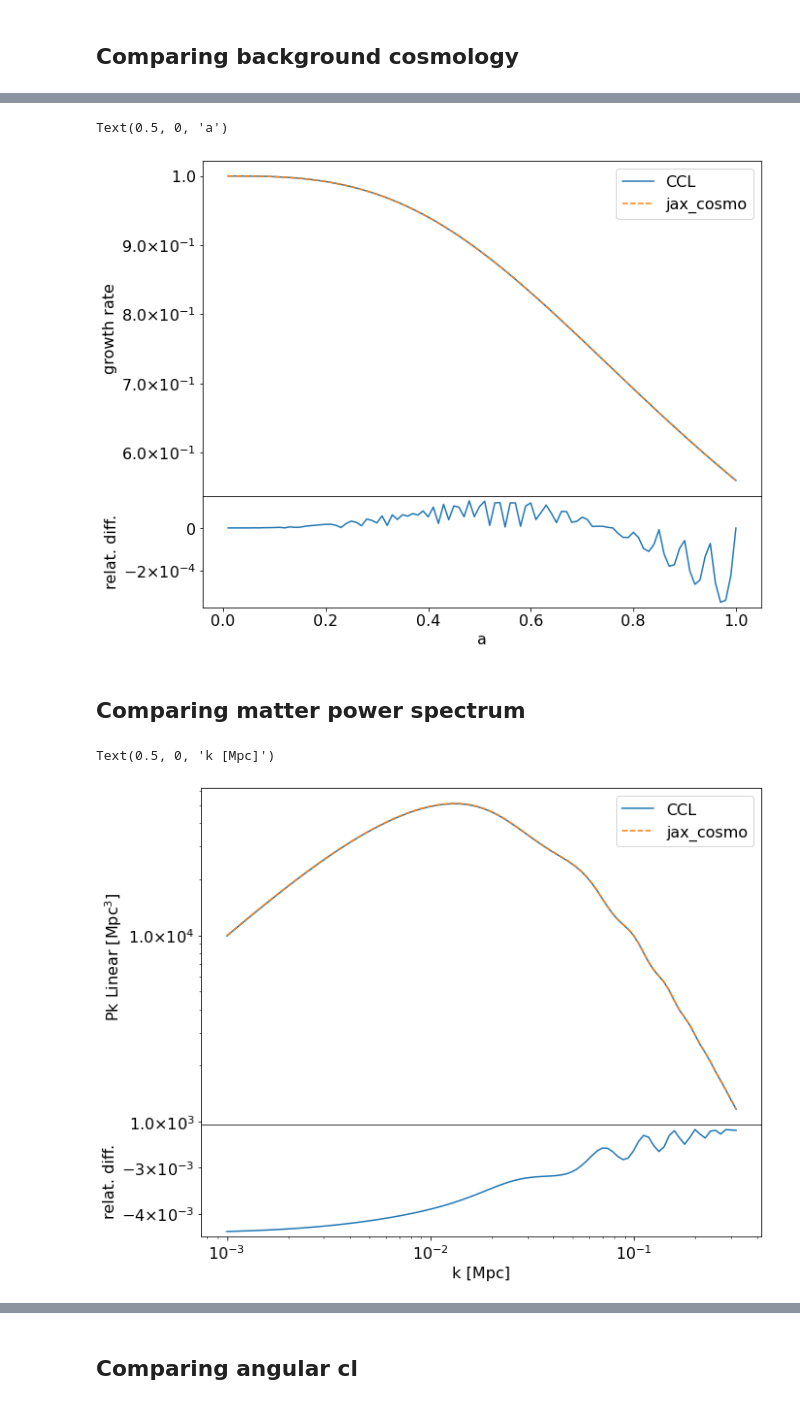
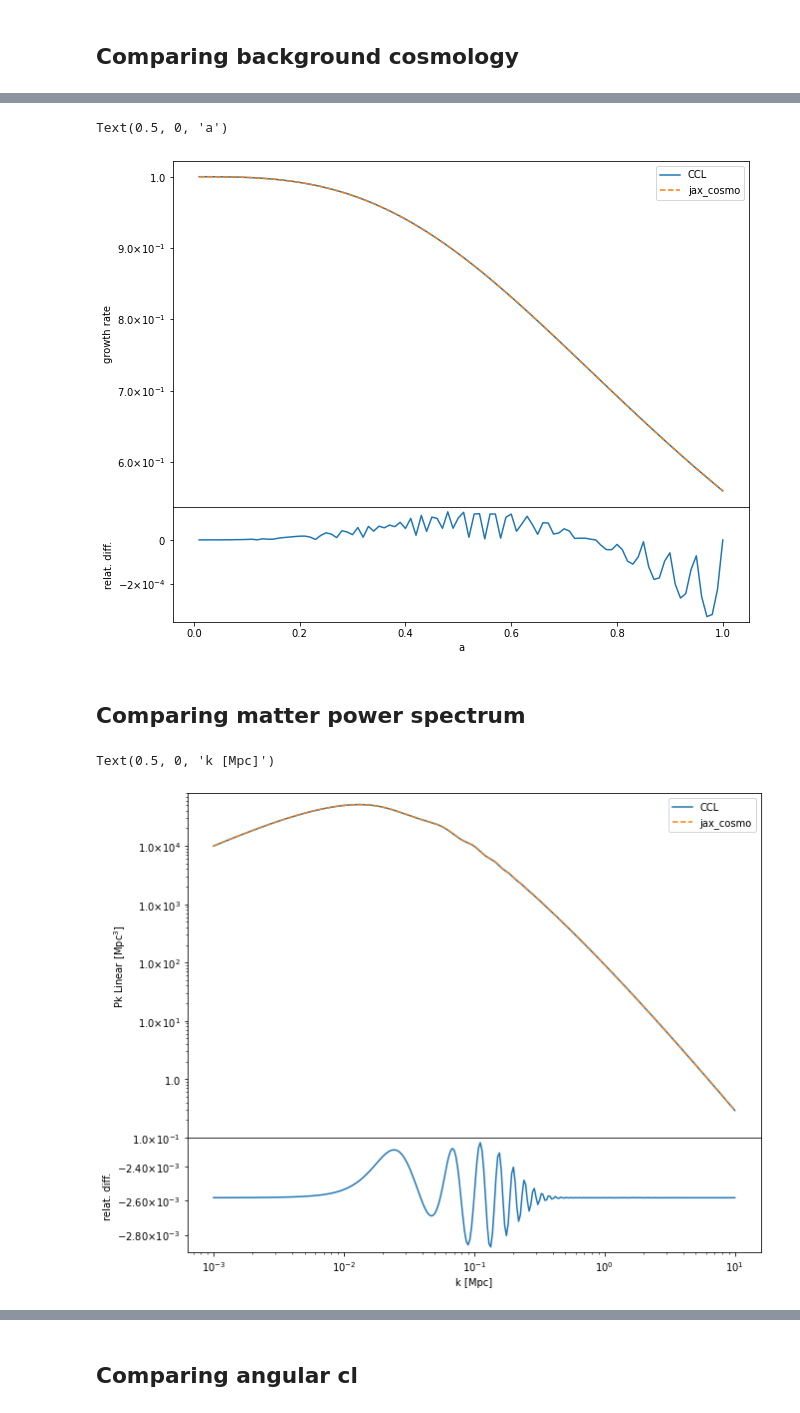
Before and after one commit to DifferentiableUniverseInitiative/jax-cosmo-paper, a Jupyter notebook: notebooks/CCL_comparison.ipynb, the cells around one changed output, grey strips where cells are left out. Saved outputs shown, nothing was run; the diff lists cells and outputs as text; code cells hidden in the pictures.

```diff
--- a/notebooks/CCL_comparison.ipynb
+++ b/notebooks/CCL_comparison.ipynb
@@ -50,6 +58,7 @@ ccl.__version__
 # We first define equivalent CCL and jax_cosmo cosmologies
 
 ccl.spline_params.A_SPLINE_NLOG=5*1024
+ccl.physical_constants['T_CMB'] = 2.726  # as jax-cosmo
 
 cosmo_ccl= ccl.Cosmology(
     Omega_c=0.3, Omega_b=0.05, h=0.7, sigma8 = 0.8, n_s=0.96,
@@ -195,7 +207,7 @@ plt.ylabel(r"relat. diff.");
 plt.xlabel('a')
 # %% [output]
 Text(0.5, 0, 'a')
-[figure, old version]
+[figure, new version]
 # %% [markdown]
 ## Comparing matter power spectrum
 # %%
@@ -205,29 +215,30 @@ k = np.logspace(-3,-0.5,100)
+# %%
+k = np.logspace(-3,1,300)
+pklin_ccl = ccl.linear_matter_power(cosmo_ccl, k, 1.0)
+pklin_jax = linear_matter_power(cosmo_jax, k/cosmo_jax.h, a=1.0)/cosmo_jax.h**3
 # %%
 #Let's have a look at the linear power
 fig1 = plt.figure(1, figsize=(10,8))
 frame1=fig1.add_axes((.1,.3,.8,.6))
 
-pk_ccl = ccl.linear_matter_power(cosmo_ccl, k, 1.0)
-pk_jax = linear_matter_power(cosmo_jax, k/cosmo_jax.h, a=1.0)/cosmo_jax.h**3
 
 
-plt.loglog(k,pk_ccl,label='CCL')
-plt.loglog(k,pk_jax, '--', label='jax_cosmo')
+plt.loglog(k,pklin_ccl,label='CCL')
+plt.loglog(k,pklin_jax, '--', label='jax_cosmo')
 plt.legend()
 plt.xlabel('k [Mpc]')
 plt.ylabel(r'Pk Linear [Mpc$^{3}$]');
 plt.gca().yaxis.set_major_formatter(MathTextSciFormatter("%1.1e"))
-
+plt.ylim([0.1,8e4])
 
 #Residual plot
 frame2=fig1.add_axes((.1,.1,.8,.2))
-difference=(pk_ccl-pk_jax)/pk_ccl
+difference=(pklin_ccl-pklin_jax)/pklin_ccl
 plt.plot(k,difference)
 plt.xscale("log")
-plt.gca().yaxis.set_major_formatter(MathTextSciFormatter("%1.0e"))
-
+plt.gca().yaxis.set_major_formatter(MathTextSciFormatter("%1.2e"))
 plt.ylabel(r"relat. diff.");
 plt.xlabel('k [Mpc]')
 # %% [output]
 Text(0.5, 0, 'k [Mpc]')
-[figure, old version]
+[figure, new version]
```
Also changed, not shown: parts of 17 cells of this notebook.
